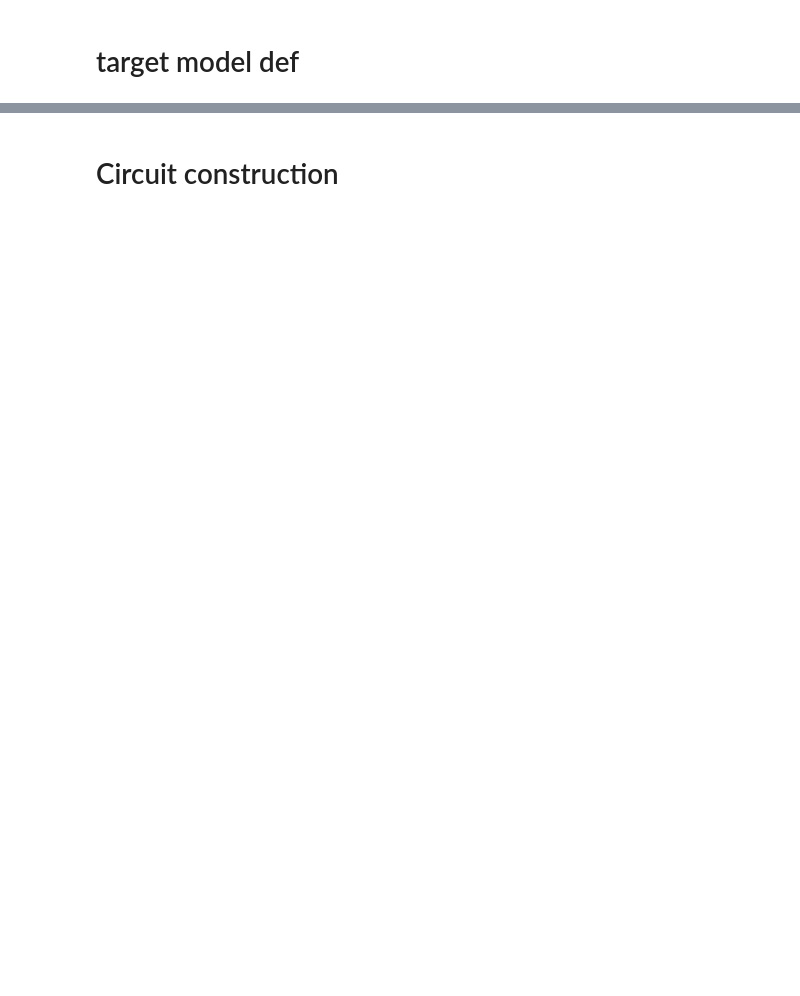
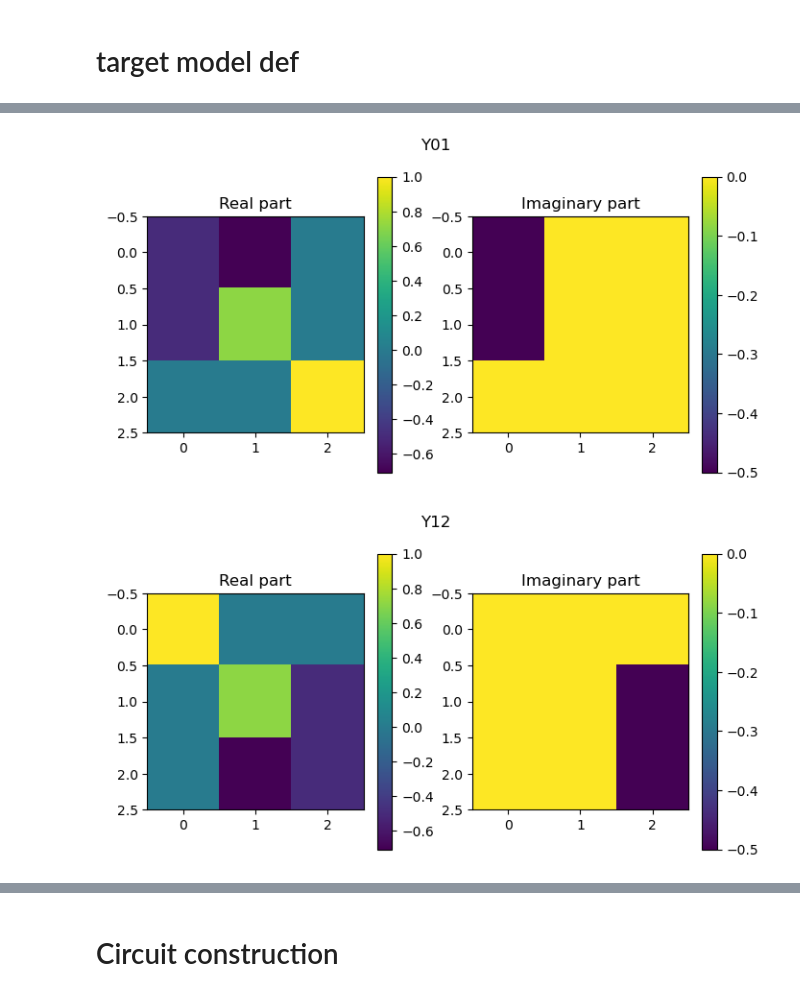
Before and after one commit to jpmarceaux/QutritRPE, a Jupyter notebook: qutrit_open.ipynb, the cells around one changed output, grey strips where cells are left out. Cells and saved outputs as stored; diff of their text form; code cells hidden in the pictures; blank space fills up the shorter version.

```diff
--- a/qutrit_open.ipynb
+++ b/qutrit_open.ipynb
@@ -45,0 +84,14 @@ def modelCZ(phis):
+# %%
+Z01 = modelZ01()
+X01 = modelX01(0, 0)
+Z12 = modelZ12()
+X12 = modelX12(0)
+
+Y01 = Z01@Z01@X01@Z01
+Y12 = Z12@Z12@X12@Z12
+
+plot_real_and_imag_parts(Y01, 'Y01')
+plot_real_and_imag_parts(Y12, 'Y12')
+# %% [output]
+[figure, added]
+[figure, added]
```
Also changed, not shown: parts of 52 cells of this notebook.
